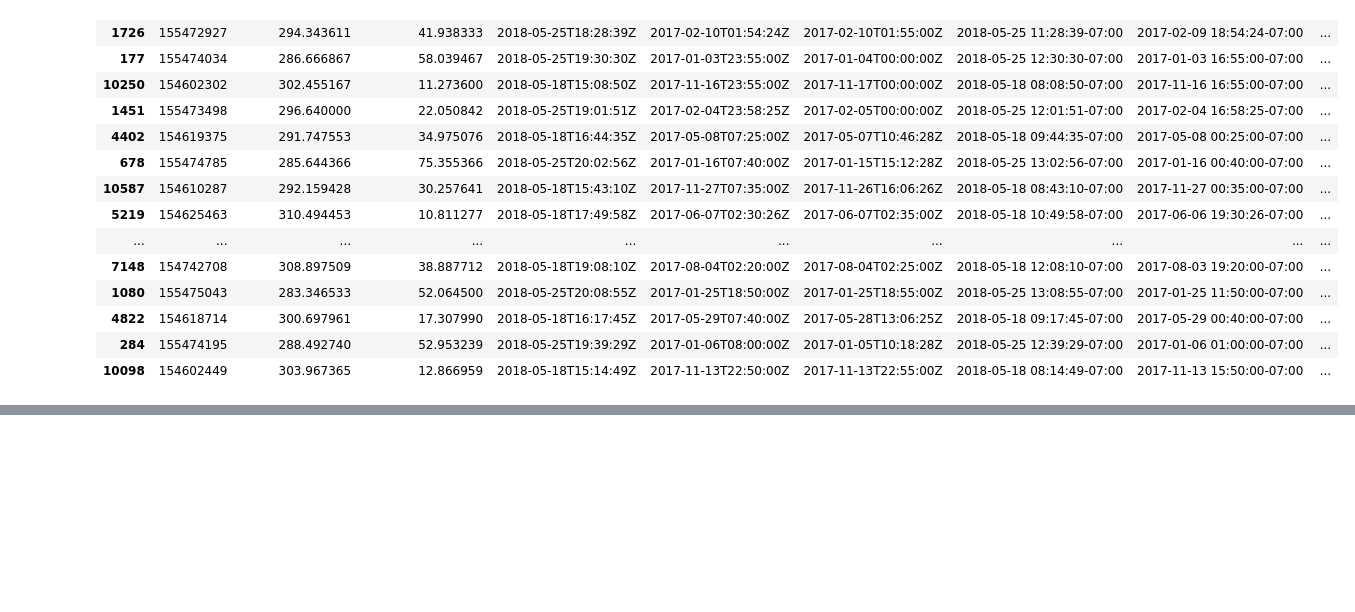
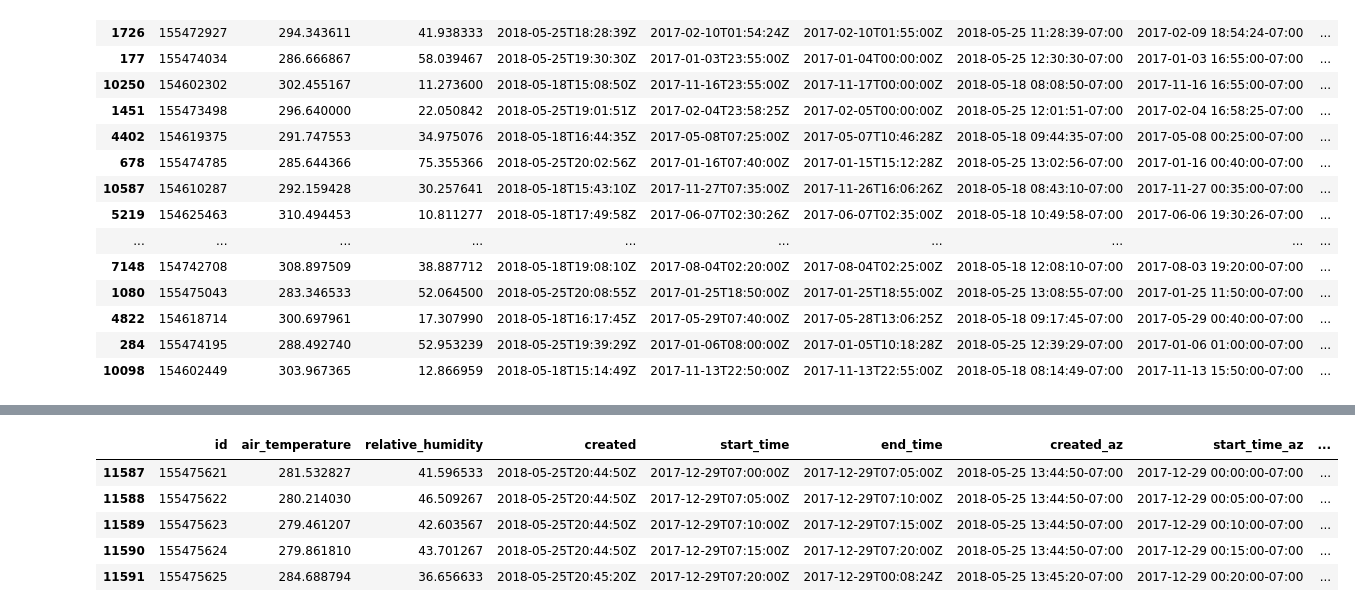
Before and after one commit to genophenoenvo/terraref-datasets, a Jupyter notebook: notebooks/season_4_weather.ipynb, the cells around one changed output, grey strips where cells are left out. Drawn from its saved outputs; the diff is of its cells as text; code cells hidden in the pictures; blank space fills up the shorter version.

```diff
--- a/notebooks/season_4_weather.ipynb
+++ b/notebooks/season_4_weather.ipynb
@@ -710,3 +710,6 @@ non_duplicates.sample(n=25)
 | 4822 | 154618714 | 300.697961 | 17.307990 | 2018-05-18T16:17:45Z | 2017-05-29T07:40:00Z | 2017-05-28T13:06:25Z | 2018-05-18 09:17:45-07:00 | 2017-05-29 00:40:00-07:00 | ... |
 | 284 | 155474195 | 288.492740 | 52.953239 | 2018-05-25T19:39:29Z | 2017-01-06T08:00:00Z | 2017-01-05T10:18:28Z | 2018-05-25 12:39:29-07:00 | 2017-01-06 01:00:00-07:00 | ... |
 | 10098 | 154602449 | 303.967365 | 12.866959 | 2018-05-18T15:14:49Z | 2017-11-13T22:50:00Z | 2017-11-13T22:55:00Z | 2018-05-18 08:14:49-07:00 | 2017-11-13 15:50:00-07:00 | ... |
+# %%
+weather_df = pd.read_csv('data/weather_2017_az_time.csv')
+weather_df.head()
@@ -712,0 +725,3 @@ non_duplicates.sample(n=25)
+# %%
+start_values = weather_df.start_time_az.values
+start_values
@@ -712,0 +741,9 @@ non_duplicates.sample(n=25)
+# %%
+start_dates = []
+
+for date in start_values:
+
+    string_date = str(date)[:10]
+    start_dates.append(string_date)
+
+start_dates[:10]
@@ -712,0 +761,10 @@ non_duplicates.sample(n=25)
+# %%
+weather_df['start_date_string'] = start_dates
+weather_df.tail()
+# %% [output]
+|  | id | air_temperature | relative_humidity | created | start_time | end_time | created_az | start_time_az | ... |
+| 11587 | 155475621 | 281.532827 | 41.596533 | 2018-05-25T20:44:50Z | 2017-12-29T07:00:00Z | 2017-12-29T07:05:00Z | 2018-05-25 13:44:50-07:00 | 2017-12-29 00:00:00-07:00 | ... |
+| 11588 | 155475622 | 280.214030 | 46.509267 | 2018-05-25T20:44:50Z | 2017-12-29T07:05:00Z | 2017-12-29T07:10:00Z | 2018-05-25 13:44:50-07:00 | 2017-12-29 00:05:00-07:00 | ... |
+| 11589 | 155475623 | 279.461207 | 42.603567 | 2018-05-25T20:44:50Z | 2017-12-29T07:10:00Z | 2017-12-29T07:15:00Z | 2018-05-25 13:44:50-07:00 | 2017-12-29 00:10:00-07:00 | ... |
+| 11590 | 155475624 | 279.861810 | 43.701267 | 2018-05-25T20:44:50Z | 2017-12-29T07:15:00Z | 2017-12-29T07:20:00Z | 2018-05-25 13:44:50-07:00 | 2017-12-29 00:15:00-07:00 | ... |
+| 11591 | 155475625 | 284.688794 | 36.656633 | 2018-05-25T20:45:20Z | 2017-12-29T07:20:00Z | 2017-12-29T00:08:24Z | 2018-05-25 13:45:20-07:00 | 2017-12-29 00:20:00-07:00 | ... |
```
Also changed, not shown: parts of 29 cells of this notebook.
